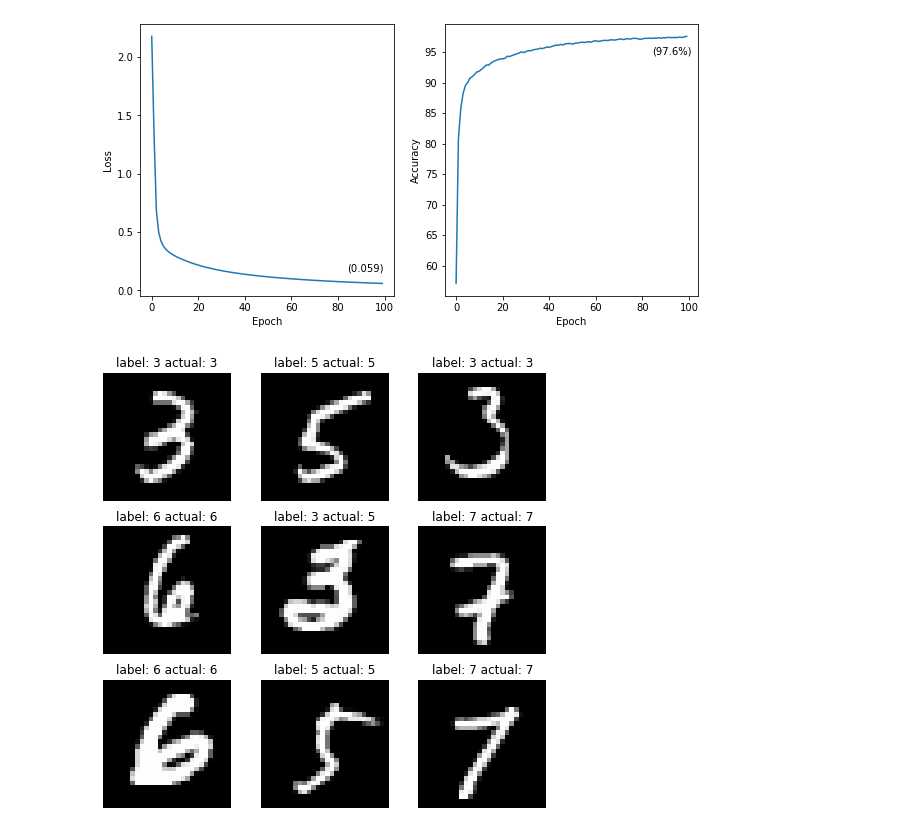
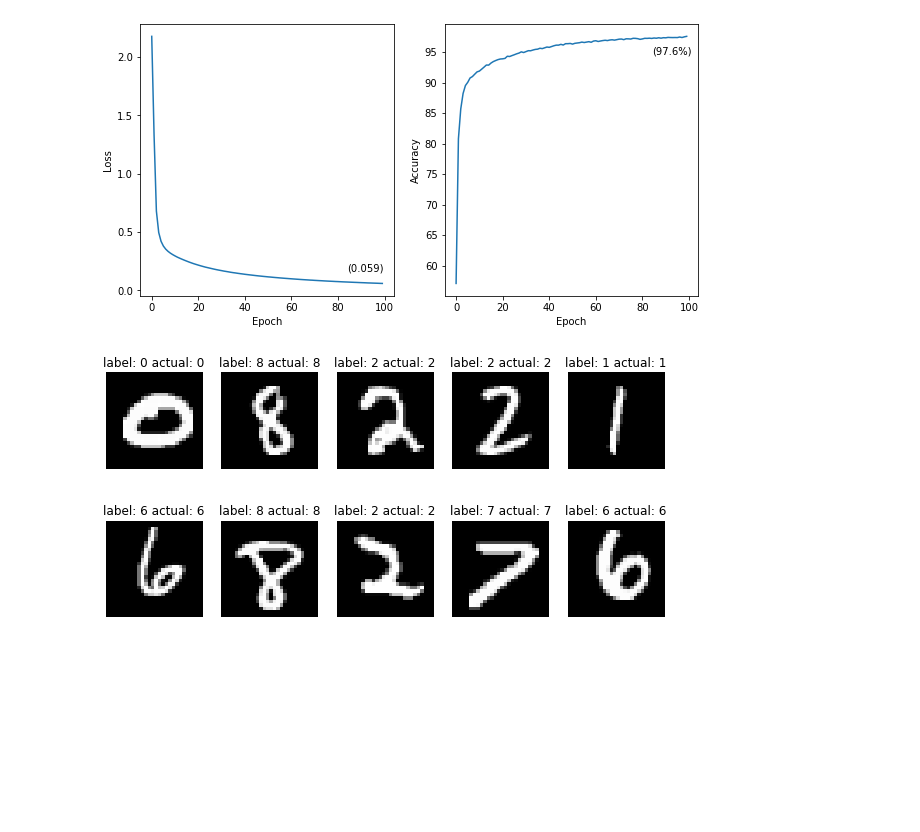
Before and after one commit to LimePencil/MNIST, a Jupyter notebook: MNIST_project/Basic/train.ipynb, the cells around one changed output. Drawn from its saved outputs; the diff is of its cells as text; code cells hidden in the pictures; blank space fills up the shorter version.

```diff
--- a/MNIST_project/Basic/train.ipynb
+++ b/MNIST_project/Basic/train.ipynb
@@ -56,10 +56,10 @@ dataset_1 = datasets.MNIST(root=DOWNLOAD_ROOT,train=True,transform=transforms.To
 dataset_2 = datasets.MNIST(root=DOWNLOAD_ROOT,train=False,transform=transforms.ToTensor(),download=True)
 # %%
 BATCH_SIZE = 128
-dataset_1_loader = DataLoader(dataset_1, batch_size=BATCH_SIZE, shuffle=True,drop_last=True)
-dataset_2_loader = DataLoader(dataset_2, batch_size=BATCH_SIZE, shuffle=True,drop_last=True)
+loader_1 = DataLoader(dataset_1, batch_size=BATCH_SIZE, shuffle=True,drop_last=True)
+loader_2 = DataLoader(dataset_2, batch_size=BATCH_SIZE, shuffle=True,drop_last=True)
 # %%
-LOAD = False
+LOAD = True
 LEARNING_RATE = 0.01
 SEED = 7777
 torch.manual_seed(SEED)
@@ -69,7 +69,7 @@ model = n_net()
 model.zero_grad()
 loss_function = nn.CrossEntropyLoss()
 optimizer = optim.SGD(model.parameters(),lr=LEARNING_RATE)
-TOTAL_BATCH = len(dataset_1_loader)
+TOTAL_BATCH = len(loader_1)
 EPOCHS = 100
 loss_list = []
 accuracy_list = []
@@ -87,7 +87,7 @@ if LOAD:
 # %%
 while epoch < EPOCHS:
     cost = 0
-    for image, label in dataset_1_loader:
+    for image, label in loader_1:
         image = image.reshape(BATCH_SIZE,784)
         optimizer.zero_grad()
         predicted = model.forward(image)
@@ -98,7 +98,7 @@ while epoch < EPOCHS:
     with torch.no_grad():
         total = 0
         correct = 0
-        for image, label in dataset_2_loader:
+        for image, label in loader_2:
             image = image.reshape(BATCH_SIZE,784)
             out = model(image)
             _,predict = torch.max(out.data, 1)
@@ -149,19 +131,19 @@ plt.show()
 # %% [output]
 [figure]
 # %%
-figure = plt.figure(figsize=(8, 8))
-cols, rows = 3, 3
+figure = plt.figure(figsize=(10, 5))
+cols, rows = 5, 2
 for i in range(1, cols * rows + 1):
     sample_idx = torch.randint(len(dataset_2), size=(1,)).item()
     img, label = dataset_2[sample_idx]
     image = img.reshape(1,784)
     figure.add_subplot(rows, cols, i)
     out = model(image)
     _,predict = torch.max(out.data, 1)
     plt.title("label: {} actual: {}".format(label,predict.item()))
     plt.axis("off")
     plt.imshow(img.squeeze(), cmap="gray")
     plt.savefig('output.png',facecolor = 'w')
 plt.show()
 # %% [output]
-[figure, old version]
+[figure, new version]
```
Also changed, not shown: parts of 1 cell of this notebook, 2 other files.
